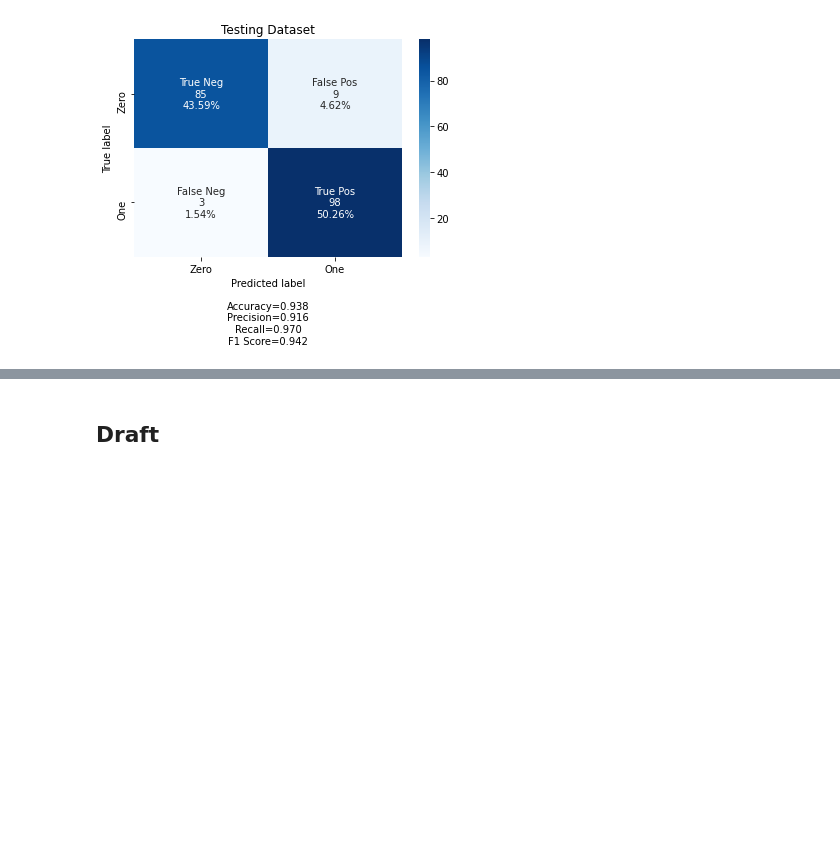
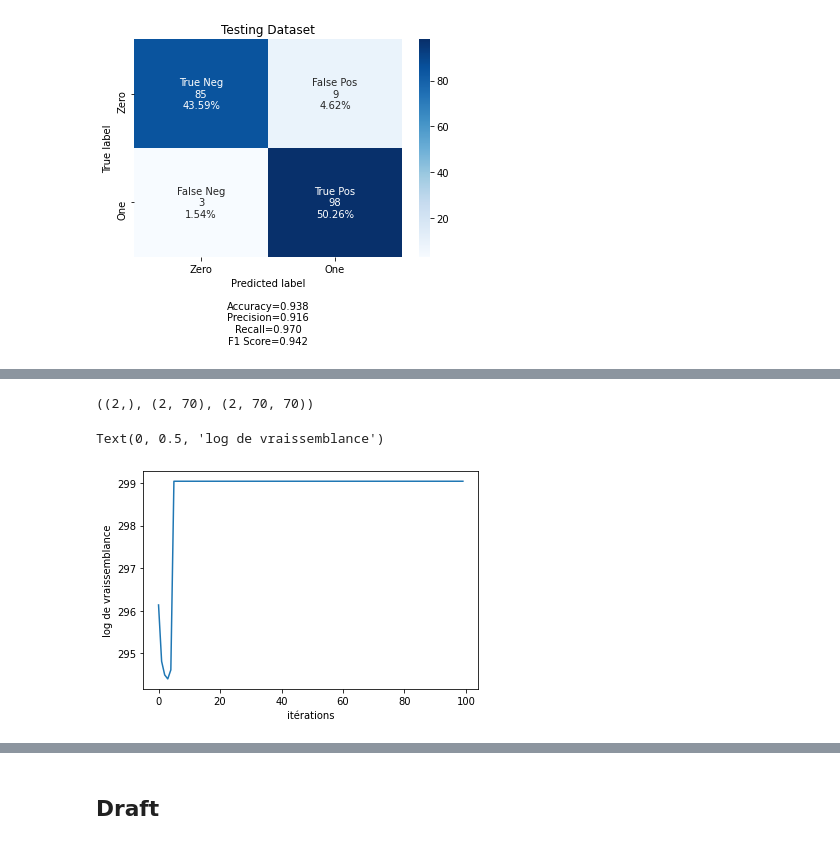
Before and after one commit to mohcineelharras/daml_project, a Jupyter notebook: project/daml_project.ipynb, the cells around one changed output, grey strips where cells are left out. Drawn from its saved outputs; the diff is of its cells as text; code cells hidden in the pictures; blank space fills up the shorter version.

Commit message:
Semi supervised not yet patrocimonieux not yet supervised some modifications to make it work better without training and testing

```diff
--- a/project/daml_project.ipynb
+++ b/project/daml_project.ipynb
@@ -1518,0 +1550,38 @@ Text(0.5, 1.0, 'Testing Dataset')
+# %%
+#***************************************************************************
+#---------------------------------------------------------------------------
+df_false=df_supervised[df_supervised.Risk==0]
+df_true=df_supervised[df_supervised.Risk==1]
+X_false=df_false.drop("Risk",axis=1)
+y_false=df_false["Risk"]
+#---------------------------------------------------------------------------
+X_false_train, X_false_test, y_false_train, y_false_test = train_test_split(
+    X_false, y_false, test_size=0.2, random_state=42)
+#---------------------------------------------------------------------------
+n_false=X_false_train.shape[0]
+mu_false=np.array((1/n_false)*X_false_train.sum(axis=0))
+cov_false=(1/n_false)*np.transpose(np.array(X_false_train-mu_false))@(np.array(X_false_train-mu_false))
+pi_false=df_false.shape[0]/(df_false.shape[0]+df_true.shape[0])
+#***************************************************************************
+#---------------------------------------------------------------------------
+df_true=df_supervised[df_supervised.Risk==1]
+# Upsample minority class
+#df_true = resample(df_true, replace=True,n_samples=10422,random_state=123)
+X_true=df_true.drop("Risk",axis=1)
+y_true=df_true["Risk"]
+#---------------------------------------------------------------------------
+X_true_train, X_true_test, y_true_train, y_true_test = train_test_split(
+    X_true, y_true, test_size=0.33, random_state=42)
+#---------------------------------------------------------------------------
+n_true=X_true_train.shape[0]
+mu_true=np.array((1/n_true)*X_true_train.sum(axis=0))
+cov_true=(1/n_true)*np.transpose(np.array(X_true_train-mu_true))@(np.array(X_true_train-mu_true))
+pi_true=df_true.shape[0]/(df_false.shape[0]+df_true.shape[0])
+# %%
+pi=np.array([pi_true,pi_false])
+mu=np.array([mu_true,mu_false])
+cov=np.array([cov_true,cov_false])
+# %%
+pi.shape,mu.shape,cov.shape
+# %% [output]
+((2,), (2, 70), (2, 70, 70))
@@ -1518,0 +1682,9 @@ Text(0.5, 1.0, 'Testing Dataset')
+# %%
+GMM_test = GMM(df_unsupervised,2,100,pi,mu,cov)
+likelihoods=GMM_test.CEM(C=True)
+plt.plot(likelihoods)
+plt.xlabel('itérations')
+plt.ylabel('log de vraissemblance')
+# %% [output]
+Text(0, 0.5, 'log de vraissemblance')
+[figure, added]
```
Also changed, not shown: parts of 9 cells of this notebook.
